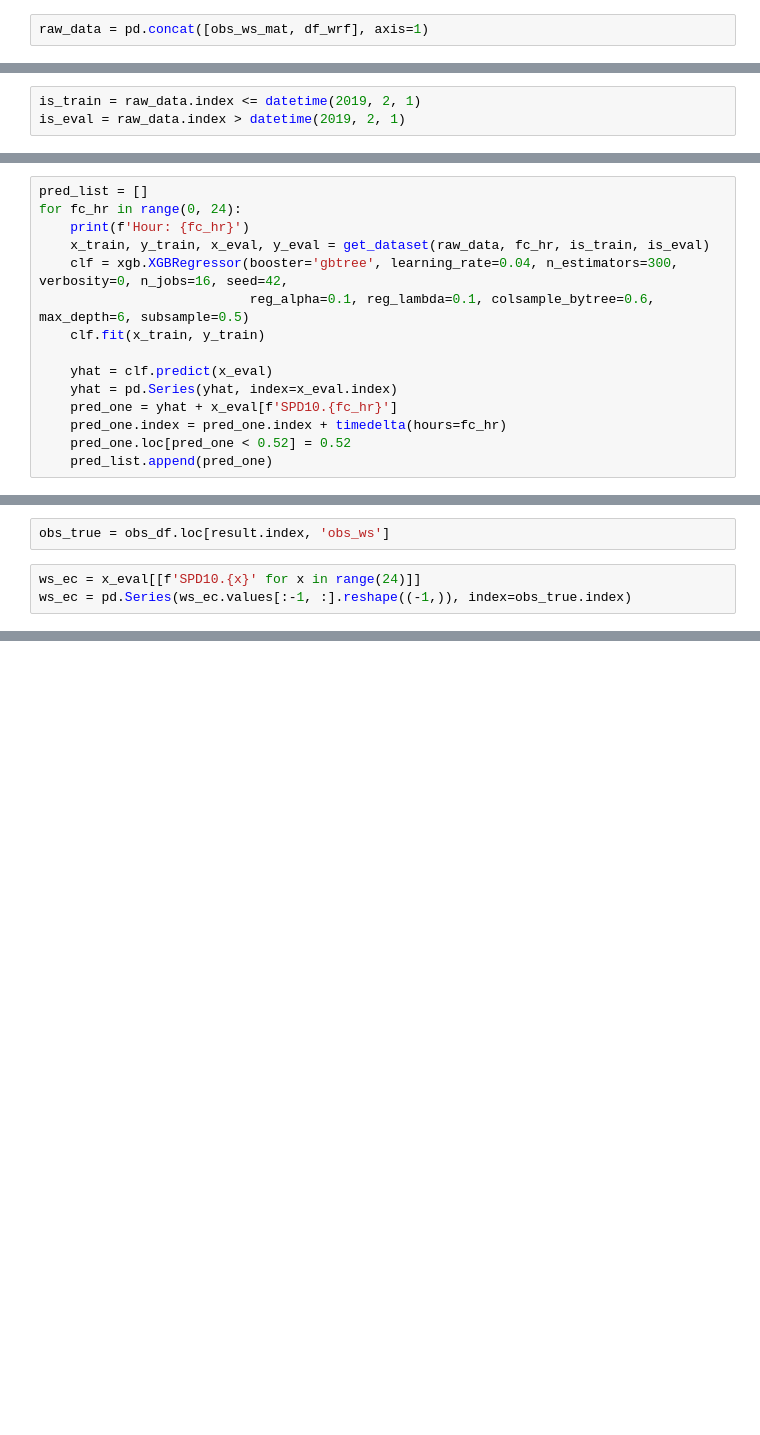
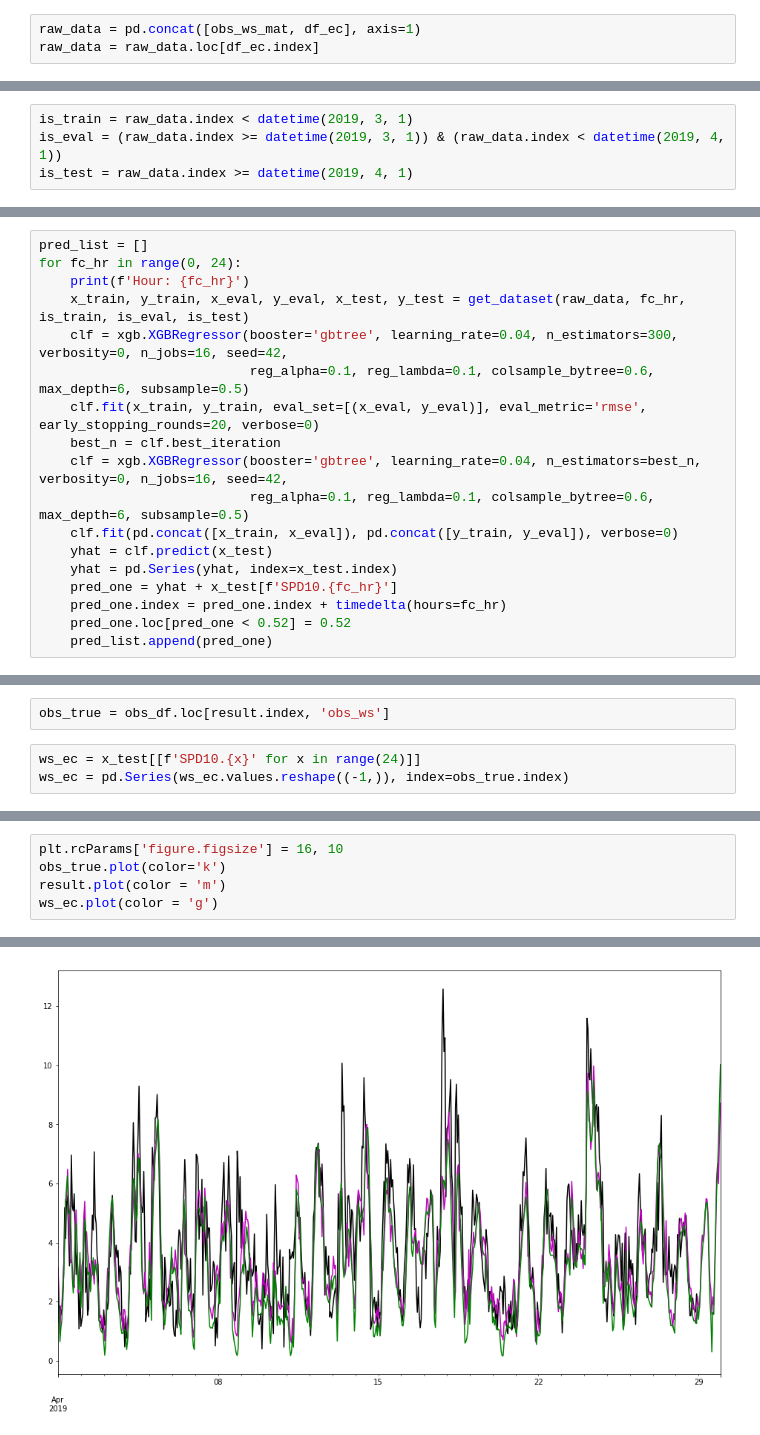
Before and after one commit to 16pk/forecast, a Jupyter notebook: test_ws_24hr.ipynb, the cells around one changed output, grey strips where cells are left out. Saved outputs shown, nothing was run; the diff lists cells and outputs as text; blank space fills up the shorter version.

```diff
--- a/test_ws_24hr.ipynb
+++ b/test_ws_24hr.ipynb
@@ -46,5 +49,6 @@ obs_ws_mat = pivot_arr_by_date(obs_df['obs_ws'], 'ws')
 # %%
-raw_data = pd.concat([obs_ws_mat, df_wrf], axis=1)
+raw_data = pd.concat([obs_ws_mat, df_ec], axis=1)
+raw_data = raw_data.loc[df_ec.index]
 # %% [markdown]
 ### 特征加工
 # %%
@@ -79,4 +91,5 @@ def get_dataset(raw_data, fc_hr, is_train, is_eval):
 # %%
-is_train = raw_data.index <= datetime(2019, 2, 1)
-is_eval = raw_data.index > datetime(2019, 2, 1)
+is_train = raw_data.index < datetime(2019, 3, 1)
+is_eval = (raw_data.index >= datetime(2019, 3, 1)) & (raw_data.index < datetime(2019, 4, 1))
+is_test = raw_data.index >= datetime(2019, 4, 1)
 # %%
@@ -87,14 +104,17 @@ is_train.sum(), is_eval.sum()
 pred_list = []
 for fc_hr in range(0, 24):
     print(f'Hour: {fc_hr}')
-    x_train, y_train, x_eval, y_eval = get_dataset(raw_data, fc_hr, is_train, is_eval)
+    x_train, y_train, x_eval, y_eval, x_test, y_test = get_dataset(raw_data, fc_hr, is_train, is_eval, is_test)
     clf = xgb.XGBRegressor(booster='gbtree', learning_rate=0.04, n_estimators=300, verbosity=0, n_jobs=16, seed=42,
                            reg_alpha=0.1, reg_lambda=0.1, colsample_bytree=0.6, max_depth=6, subsample=0.5)
-    clf.fit(x_train, y_train)
-
-    yhat = clf.predict(x_eval)
-    yhat = pd.Series(yhat, index=x_eval.index)
-    pred_one = yhat + x_eval[f'SPD10.{fc_hr}']
+    clf.fit(x_train, y_train, eval_set=[(x_eval, y_eval)], eval_metric='rmse', early_stopping_rounds=20, verbose=0)
+    best_n = clf.best_iteration
+    clf = xgb.XGBRegressor(booster='gbtree', learning_rate=0.04, n_estimators=best_n, verbosity=0, n_jobs=16, seed=42,
+                           reg_alpha=0.1, reg_lambda=0.1, colsample_bytree=0.6, max_depth=6, subsample=0.5)
+    clf.fit(pd.concat([x_train, x_eval]), pd.concat([y_train, y_eval]), verbose=0)
+    yhat = clf.predict(x_test)
+    yhat = pd.Series(yhat, index=x_test.index)
+    pred_one = yhat + x_test[f'SPD10.{fc_hr}']
     pred_one.index = pred_one.index + timedelta(hours=fc_hr)
     pred_one.loc[pred_one < 0.52] = 0.52
     pred_list.append(pred_one)
@@ -123,8 +143,8 @@ result.loc[result<0.52] = 0.52
 # %%
 obs_true = obs_df.loc[result.index, 'obs_ws']
 # %%
-ws_ec = x_eval[[f'SPD10.{x}' for x in range(24)]]
-ws_ec = pd.Series(ws_ec.values[:-1, :].reshape((-1,)), index=obs_true.index)
+ws_ec = x_test[[f'SPD10.{x}' for x in range(24)]]
+ws_ec = pd.Series(ws_ec.values.reshape((-1,)), index=obs_true.index)
 # %%
 rmse(obs_true - ws_ec)
 # %% [output]
@@ -135,0 +156,6 @@ rmse(obs_true - result)
+# %%
+plt.rcParams['figure.figsize'] = 16, 10
+obs_true.plot(color='k')
+result.plot(color = 'm')
+ws_ec.plot(color = 'g')
+# %% [output]
@@ -135,0 +163 @@ rmse(obs_true - result)
+[figure, added]
```
Also changed, not shown: parts of 11 cells of this notebook, 3 other files.
